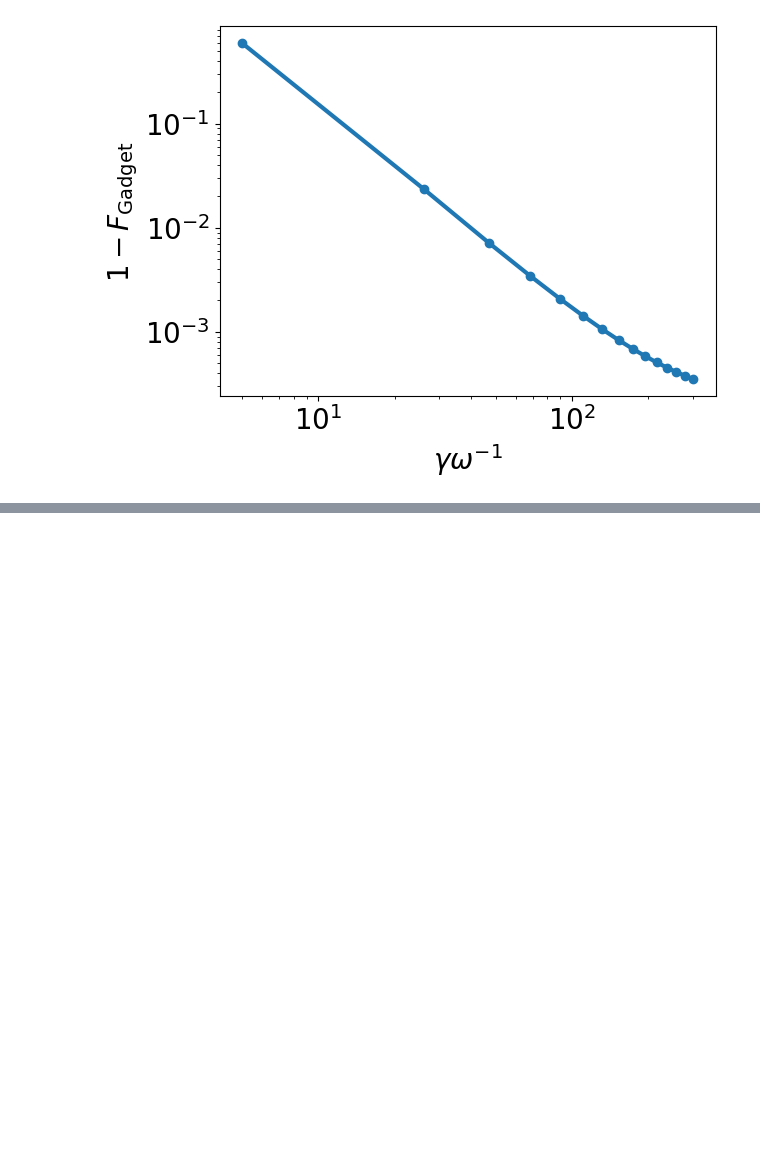
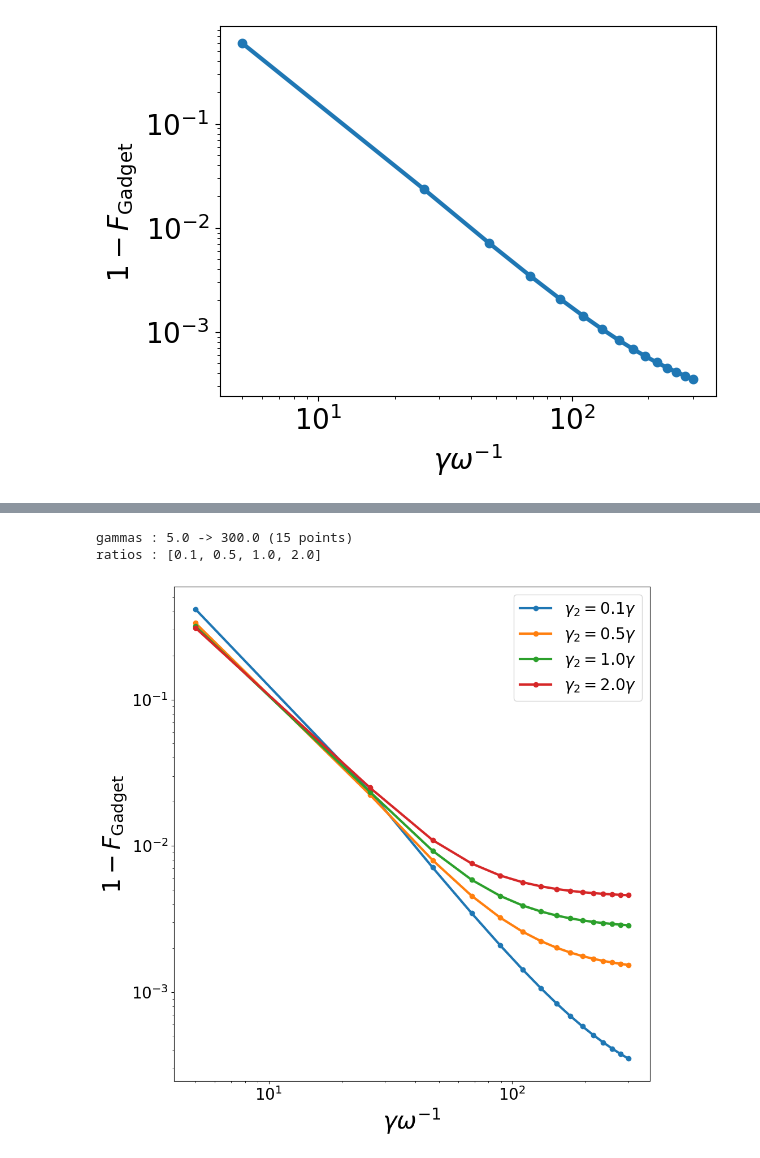
Before and after one commit to emacosta95/Gadget4NSMForQuantumSimulators, a Jupyter notebook: GadgetO20.ipynb, the cells around one changed output, grey strips where cells are left out. Drawn from its saved outputs; the diff is of its cells as text; code cells hidden in the pictures; blank space fills up the shorter version.

```diff
--- a/GadgetO20.ipynb
+++ b/GadgetO20.ipynb
@@ -1300,0 +933,16 @@ plt.show()
+# %%
+plt.figure(figsize=(8, 6))
+for a, ratio in enumerate(gamma2_ratios):
+    plt.plot(
+        gammas,
+        1 - fidelities_vs_ratio[a],
+        linewidth=3,
+        marker="o",
+        label=r"$\gamma_2=$" + f"{ratio}" + r"$\gamma$",
+    )
+plt.xlabel(r"$\gamma \omega^{-1}$", fontsize=20)
+plt.ylabel(r"$1-F_{\text{Gadget}}$", fontsize=20)
+plt.tick_params(labelsize=20)
+plt.legend(fontsize=15)
+plt.loglog()
+plt.show()
@@ -1300,0 +960,41 @@ plt.show()
+# %%
+import pickle
+import matplotlib.pyplot as plt
+import numpy as np
+
+results_path = "data/results/gamma2analysisO20.pkl"
+with open(results_path, "rb") as file:
+    results = pickle.load(file)
+
+gammas_loaded = results["gammas"]
+ratios_loaded = results["gamma2_ratios"]
+fidelities_loaded = results["fidelities"]
+
+print(
+    "gammas :",
+    gammas_loaded.min(),
+    "->",
+    gammas_loaded.max(),
+    f"({len(gammas_loaded)} points)",
+)
+print("ratios :", ratios_loaded)
+
+fig, axes = plt.subplots(1, 1, figsize=(10, 10))
+for ratio in ratios_loaded:
+    fidelity_ratio = np.asarray(fidelities_loaded[ratio])
+    label = r"$\gamma_2=$" + f"{ratio}" + r"$\gamma$"
+    axes.plot(gammas_loaded, 1 - fidelity_ratio, linewidth=3, marker="o", label=label)
+
+axes.set_xlabel(r"$\gamma \omega^{-1}$", fontsize=30)
+axes.set_ylabel(r"$1-F_{\text{Gadget}}$", fontsize=30)
+axes.loglog()
+
+axes.tick_params(labelsize=20)
+axes.legend(fontsize=20)
+
+plt.tight_layout()
+plt.show()
+# %% [output]
+gammas : 5.0 -> 300.0 (15 points)
+ratios : [0.1, 0.5, 1.0, 2.0]
+[figure, added]
```
Also changed, not shown: parts of 41 cells of this notebook, 4 other files.
